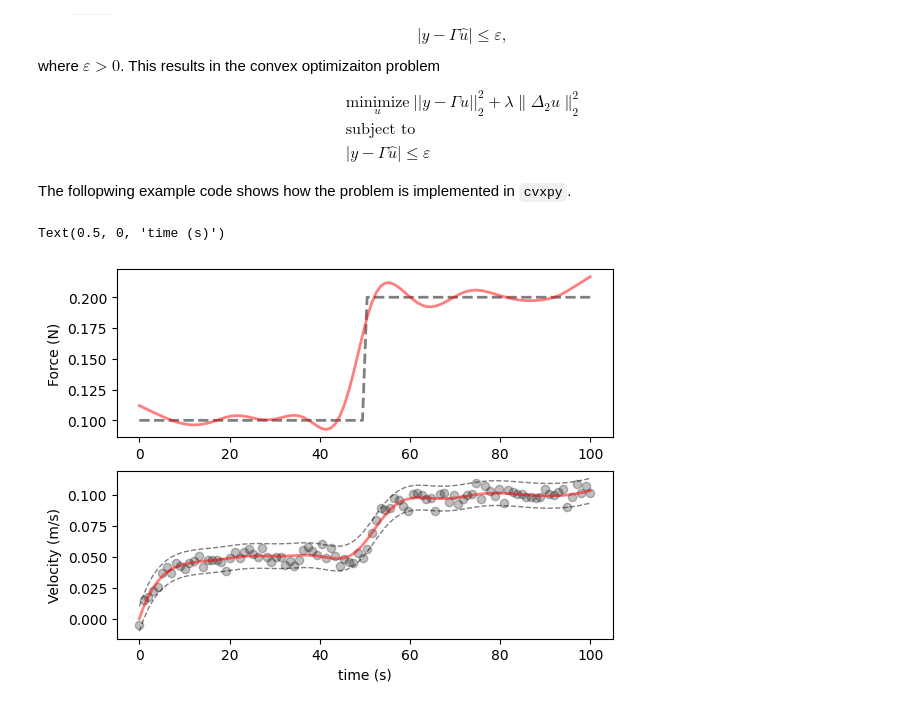
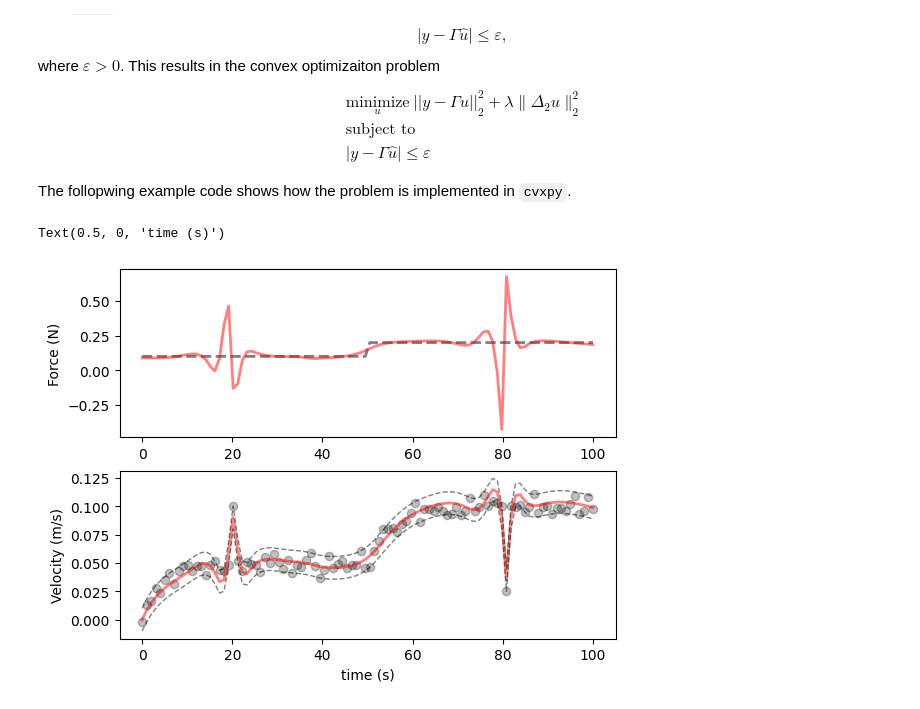
Before and after one commit to mmanngard/VirtualSensors, a Jupyter notebook: notebooks/virtual_sensing_introduction.ipynb, the cells around one changed output. Saved outputs shown, nothing was run; the diff lists cells and outputs as text; code cells hidden in the pictures.

```diff
--- a/notebooks/virtual_sensing_introduction.ipynb
+++ b/notebooks/virtual_sensing_introduction.ipynb
@@ -374,6 +374,10 @@ where $\varepsilon > 0$. This results in the convex optimizaiton problem
 The follopwing example code shows how the problem is implemented in `cvxpy`.
 # %%
 import cvxpy as cp
+
+#outliers
+y[20] = 0.1
+y[80] = 0.025
 
 # create bounds
 eps = 0.01
@@ -383,31 +387,31 @@ lam = 10
 uhat_cvx = cp.Variable(N, complex=False)
 
 # define objective function
 objective = cp.Minimize(cp.sum_squares(y - G @ uhat_cvx) + lam * cp.sum_squares(Delta @ uhat_cvx))
 
 # define constraints
 constraints = [
     cp.abs( y - G @ uhat_cvx ) <= eps
 ]
 
 # define problem
 prob = cp.Problem(objective, constraints)
 
 # solve optimizaiton problem
 prob.solve()
 
 
 # plot results
 fig, axs = plt.subplots(2)
 axs[0].plot(t, u,'k--', alpha=0.5, linewidth=2, label='input')
 axs[0].plot(t, uhat_cvx.value,'r', alpha=0.5, linewidth=2, label='H-P CVX estimate')
 axs[0].set_ylabel('Force (N)')
 axs[1].scatter(tout, y, alpha=0.25, color='k', edgecolor=None)
 axs[1].plot(tout, G @ uhat_cvx.value,'r', alpha=0.5, linewidth=2, label='position')
 axs[1].plot(tout, G @ uhat_cvx.value + eps,'k--', alpha=0.5, linewidth=1, label='position')
 axs[1].plot(tout, G @ uhat_cvx.value - eps,'k--', alpha=0.5, linewidth=1, label='position')
 axs[1].set_ylabel('Velocity (m/s)')
 plt.xlabel('time (s)')
 # %% [output]
 Text(0.5, 0, 'time (s)')
-[figure, old version]
+[figure, new version]
```
Also changed, not shown: parts of 5 cells of this notebook.
